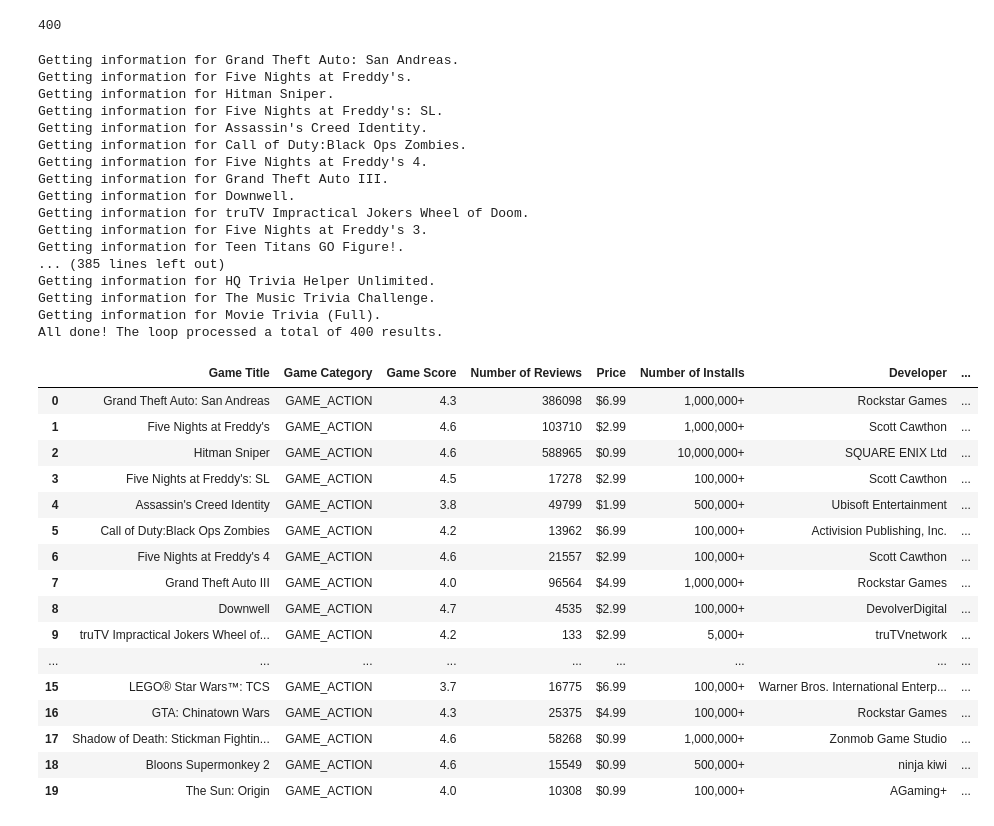
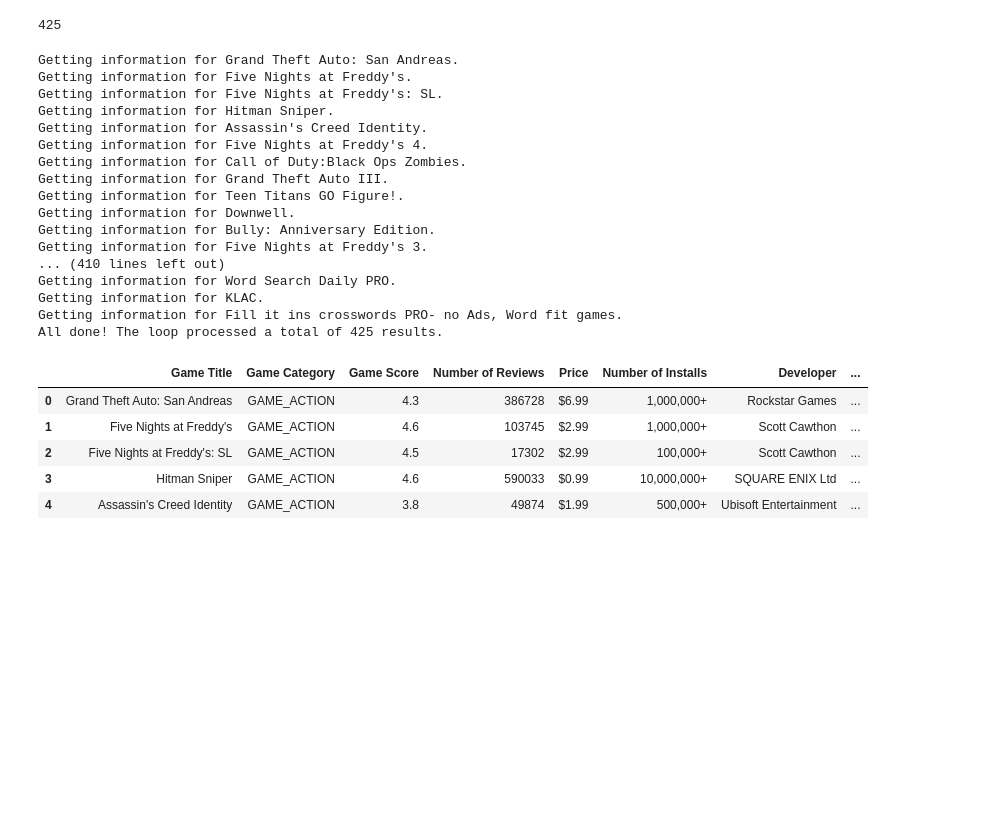
Before and after one commit to EmmanuelFabre/Play_Store_Analysis, a Jupyter notebook: Master Data Frame.ipynb, the cells around one changed output. Drawn from its saved outputs; the diff is of its cells as text; code cells hidden in the pictures; blank space fills up the shorter version.

Commit message:
Uploaded updated docs
Uploaded new master notebook, updated master csv, and the new game breakdown csv with all gme info.

```diff
--- a/Master Data Frame.ipynb
+++ b/Master Data Frame.ipynb
@@ -8,6 +8,7 @@ import csv
 import play_scraper as gp
 from pprint import pprint
 # %%
+# a complete list of categories for the google play store
 categories = ["GAME_ACTION", "GAME_ADVENTURE",
               "GAME_ARCADE", "GAME_BOARD",
               "GAME_CARD", "GAME_CASINO",
@@ -15,10 +16,14 @@ categories = ["GAME_ACTION", "GAME_ADVENTURE",
               "GAME_MUSIC",  "GAME_PUZZLE",
               "GAME_RACING", "GAME_ROLE_PLAYING",
               "GAME_SIMULATION", "GAME_SPORTS",
-              "GAME_STRATEGY", "GAME_TRIVIA"]
+              "GAME_STRATEGY", "GAME_TRIVIA",
+              "GAME_WORD"]
 
+# Empty lists to put the game id (and game category for later).
 game_category = []
 game_list = []
+
+# Grabs a list of the top 25 paid games in each category.
 for x in categories:
     paid_games = gp.collection(collection='TOP_PAID', category=x, results=25)
     print(f' --')
@@ -30,6 +35,9 @@ for x in categories:
         game_category.append(x)
         game_list.append(game_info)
         print(f'{j}. Getting the Game ID for {title}.')
+print(f' --')
+print(f'All done! The loop collected a total of {len(game_list)} game titles.')
+print(f' --')
 # %% [output]
  --
    *** Getting information for games in the GAME_ACTION category. ***
@@ -51,9 +59,10 @@ for x in categories:
-# %%
-print(len(game_list))
-# %% [output]
-400
+# %%
+# confirms the total that we scraped above...
+print(len(game_list))
+# %% [output]
+425
 # %%
-i = 0
+# Empty lists to store the information we want
 game_titles = []
 game_scores = []
 game_reviews = []
@@ -62,6 +71,8 @@ game_installs = []
 game_developers = []
 game_urls = []
 
+# Loops through the game id's that we gathered in the loop above and puts it into the lists we created
+i = 0
 for game in game_list:
     game_details = gp.details(game_list[i])
     title_info = game_details['title']
@@ -78,50 +89,40 @@ print(f'All done! The loop processed a total of {len(game_titles)} results.')
 # %% [output]
 Getting information for Grand Theft Auto: San Andreas.
 Getting information for Five Nights at Freddy's.
+Getting information for Five Nights at Freddy's: SL.
 Getting information for Hitman Sniper.
-Getting information for Five Nights at Freddy's: SL.
 Getting information for Assassin's Creed Identity.
+Getting information for Five Nights at Freddy's 4.
 Getting information for Call of Duty:Black Ops Zombies.
-Getting information for Five Nights at Freddy's 4.
 Getting information for Grand Theft Auto III.
+Getting information for Teen Titans GO Figure!.
 Getting information for Downwell.
-Getting information for truTV Impractical Jokers Wheel of Doom.
+Getting information for Bully: Anniversary Edition.
 Getting information for Five Nights at Freddy's 3.
-Getting information for Teen Titans GO Figure!.
-... (385 lines left out)
-Getting information for HQ Trivia Helper Unlimited.
-Getting information for The Music Trivia Challenge.
-Getting information for Movie Trivia (Full).
-All done! The loop processed a total of 400 results.
+... (410 lines left out)
+Getting information for Word Search Daily PRO.
+Getting information for KLAC.
+Getting information for Fill it ins crosswords PRO- no Ads, Word fit games.
+All done! The loop processed a total of 425 results.
 # %%
+# Combines the lists above into a nice, tidy data frame
 games_master = {
     "Game Title": game_titles,
     "Game Category": game_category,
     "Game Score": game_scores,
     "Number of Reviews": game_reviews,
     "Price": game_prices,
     "Number of Installs": game_installs,
     "Developer": game_developers,
     "Play Store URL": game_urls
 
 }
 games_df = pd.DataFrame(games_master)
-games_df.head(20)
+games_df.head()
 # %% [output]
 |  | Game Title | Game Category | Game Score | Number of Reviews | Price | Number of Installs | Developer | ... |
-| 0 | Grand Theft Auto: San Andreas | GAME_ACTION | 4.3 | 386098 | $6.99 | 1,000,000+ | Rockstar Games | ... |
-| 1 | Five Nights at Freddy's | GAME_ACTION | 4.6 | 103710 | $2.99 | 1,000,000+ | Scott Cawthon | ... |
-| 2 | Hitman Sniper | GAME_ACTION | 4.6 | 588965 | $0.99 | 10,000,000+ | SQUARE ENIX Ltd | ... |
-| 3 | Five Nights at Freddy's: SL | GAME_ACTION | 4.5 | 17278 | $2.99 | 100,000+ | Scott Cawthon | ... |
-| 4 | Assassin's Creed Identity | GAME_ACTION | 3.8 | 49799 | $1.99 | 500,000+ | Ubisoft Entertainment | ... |
-| 5 | Call of Duty:Black Ops Zombies | GAME_ACTION | 4.2 | 13962 | $6.99 | 100,000+ | Activision Publishing, Inc. | ... |
-| 6 | Five Nights at Freddy's 4 | GAME_ACTION | 4.6 | 21557 | $2.99 | 100,000+ | Scott Cawthon | ... |
-| 7 | Grand Theft Auto III | GAME_ACTION | 4.0 | 96564 | $4.99 | 1,000,000+ | Rockstar Games | ... |
-| 8 | Downwell | GAME_ACTION | 4.7 | 4535 | $2.99 | 100,000+ | DevolverDigital | ... |
-| 9 | truTV Impractical Jokers Wheel of... | GAME_ACTION | 4.2 | 133 | $2.99 | 5,000+ | truTVnetwork | ... |
-| ... | ... | ... | ... | ... | ... | ... | ... | ... |
-| 15 | LEGO® Star Wars™: TCS | GAME_ACTION | 3.7 | 16775 | $6.99 | 100,000+ | Warner Bros. International Enterp... | ... |
-| 16 | GTA: Chinatown Wars | GAME_ACTION | 4.3 | 25375 | $4.99 | 100,000+ | Rockstar Games | ... |
-| 17 | Shadow of Death: Stickman Fightin... | GAME_ACTION | 4.6 | 58268 | $0.99 | 1,000,000+ | Zonmob Game Studio | ... |
-| 18 | Bloons Supermonkey 2 | GAME_ACTION | 4.6 | 15549 | $0.99 | 500,000+ | ninja kiwi | ... |
-| 19 | The Sun: Origin | GAME_ACTION | 4.0 | 10308 | $0.99 | 100,000+ | AGaming+ | ... |
+| 0 | Grand Theft Auto: San Andreas | GAME_ACTION | 4.3 | 386728 | $6.99 | 1,000,000+ | Rockstar Games | ... |
+| 1 | Five Nights at Freddy's | GAME_ACTION | 4.6 | 103745 | $2.99 | 1,000,000+ | Scott Cawthon | ... |
+| 2 | Five Nights at Freddy's: SL | GAME_ACTION | 4.5 | 17302 | $2.99 | 100,000+ | Scott Cawthon | ... |
+| 3 | Hitman Sniper | GAME_ACTION | 4.6 | 590033 | $0.99 | 10,000,000+ | SQUARE ENIX Ltd | ... |
+| 4 | Assassin's Creed Identity | GAME_ACTION | 3.8 | 49874 | $1.99 | 500,000+ | Ubisoft Entertainment | ... |
```
Also changed, not shown: parts of 10 cells of this notebook, 2 other files.
